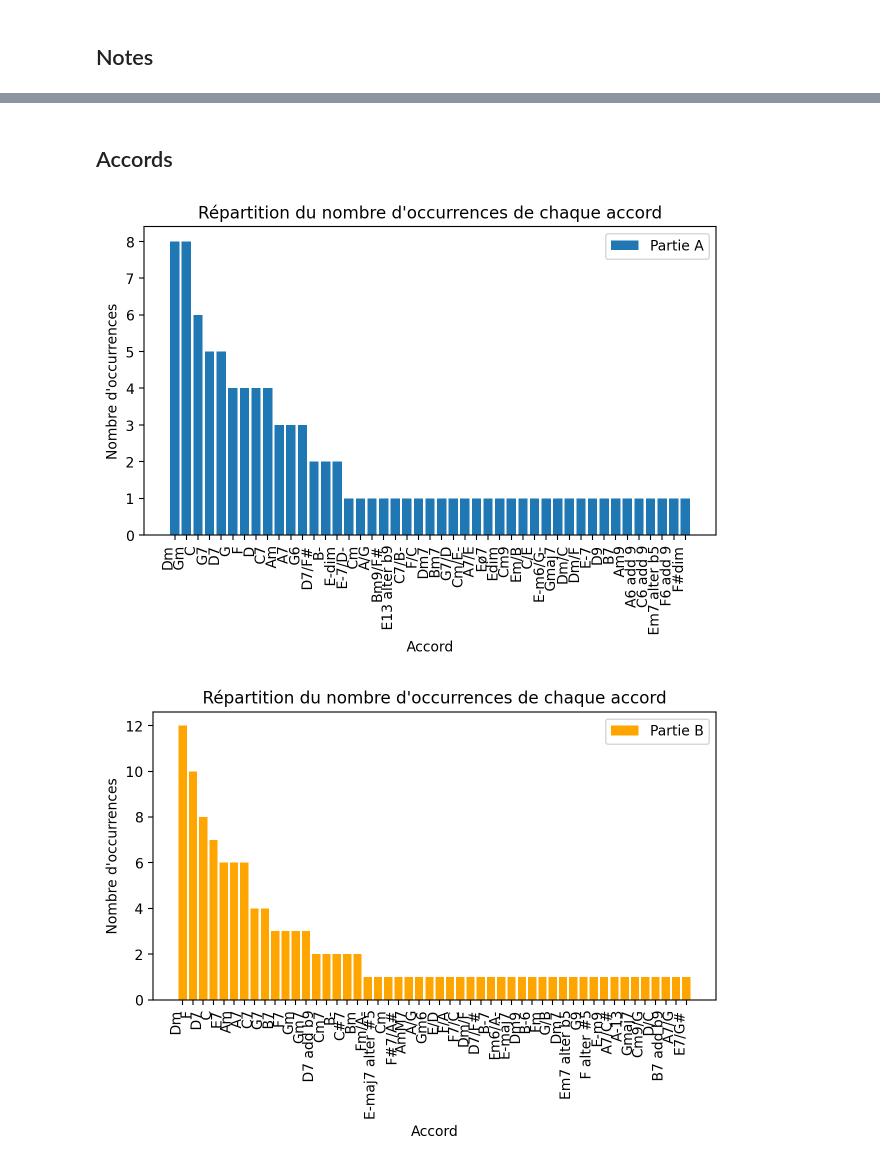
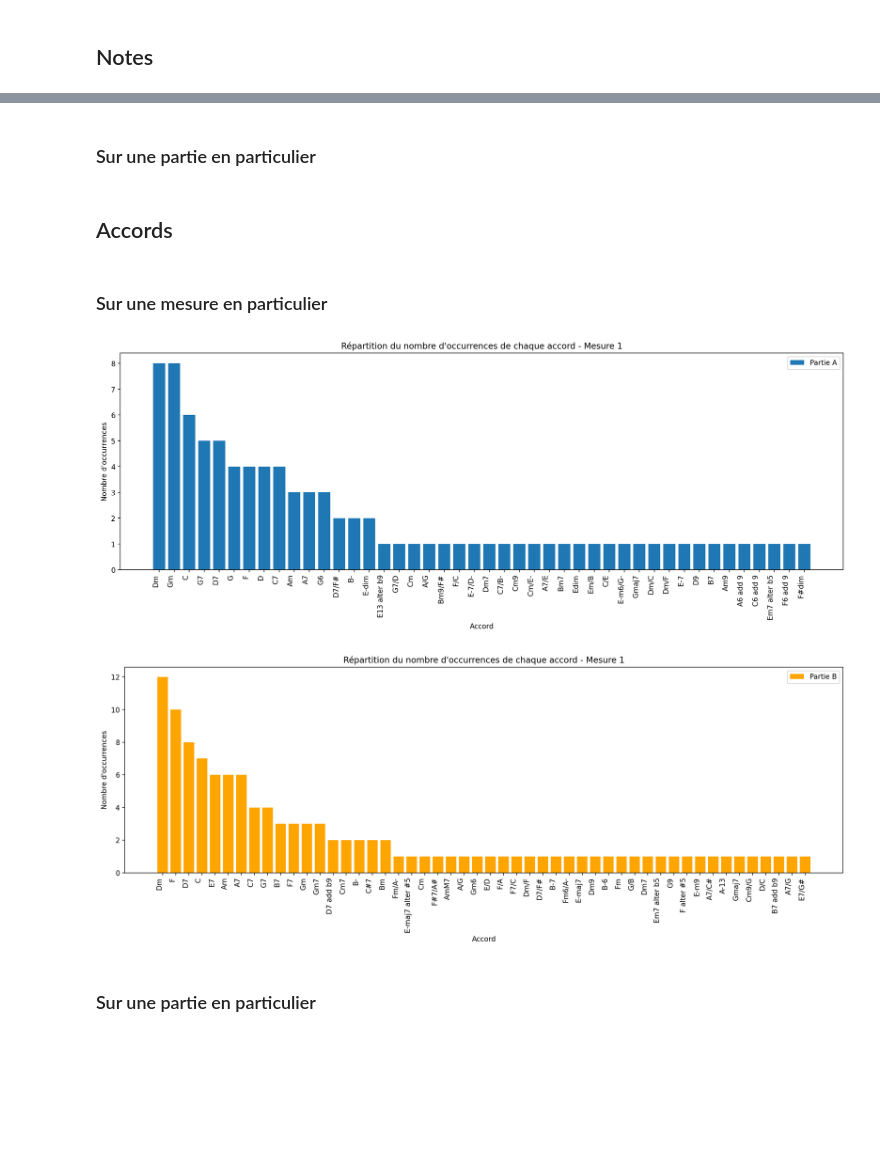
Before and after one commit to Gowthraven/Projet_M2, a Jupyter notebook: Dataset_Stats.ipynb, the cells around one changed output, grey strips where cells are left out. Cells and saved outputs as stored; diff of their text form; code cells hidden in the pictures; blank space fills up the shorter version.

```diff
--- a/Dataset_Stats.ipynb
+++ b/Dataset_Stats.ipynb
@@ -339,5 +319,9 @@ Partie B:
+# %% [markdown]
+### Sur une partie en particulier
 # %% [markdown]
 ## Accords
+# %% [markdown]
+### Sur une mesure en particulier
 # %%
 def count_accords(accord_list):
     return dict(Counter(accord[0] for accord in accord_list))
@@ -353,25 +337,29 @@ accord_counts_B_sum = accord_counts_B.sum()
 # %%
 accord_counts_A_sum_sorted = accord_counts_A_sum.sort_values(ascending=False)
 
+plt.figure(figsize=(15, 6))
 plt.bar(accord_counts_A_sum_sorted.index, accord_counts_A_sum_sorted.values, label='Partie A')
 plt.xlabel('Accord')
 plt.ylabel('Nombre d\'occurrences')
-plt.title('Répartition du nombre d\'occurrences de chaque accord')
+plt.title('Répartition du nombre d\'occurrences de chaque accord - Mesure 1')
 plt.xticks(rotation=90, ha='right')
 plt.legend()
 plt.tight_layout()
 plt.show()
 
 accord_counts_B_sum_sorted = accord_counts_B_sum.sort_values(ascending=False)
 
+plt.figure(figsize=(15, 6))
 plt.bar(accord_counts_B_sum_sorted.index, accord_counts_B_sum_sorted.values, label='Partie B', color='orange')
 plt.xlabel('Accord')
 plt.ylabel('Nombre d\'occurrences')
-plt.title('Répartition du nombre d\'occurrences de chaque accord')
+plt.title('Répartition du nombre d\'occurrences de chaque accord - Mesure 1')
 plt.xticks(rotation=90, ha='right')
 plt.legend()
 plt.tight_layout()
 plt.show()
 # %% [output]
-[figure, old version]
+[figure, new version]
-[figure, old version]
+[figure, new version]
+# %% [markdown]
+### Sur une partie en particulier
```
Also changed, not shown: parts of 13 cells of this notebook.
